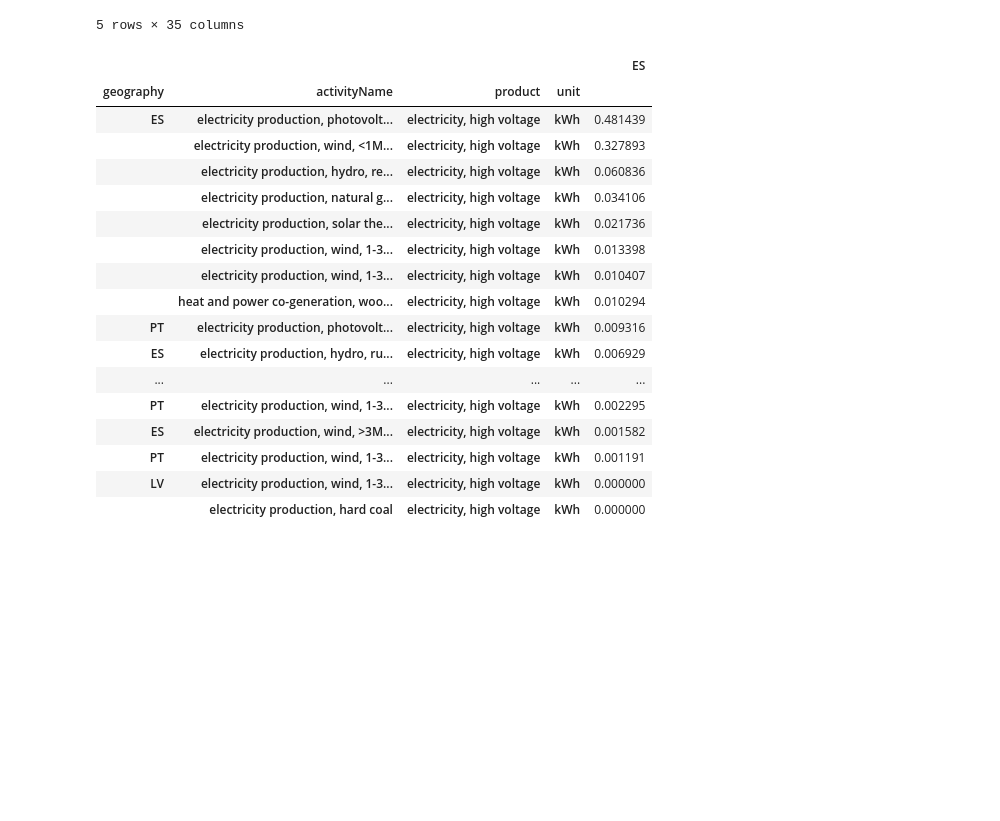
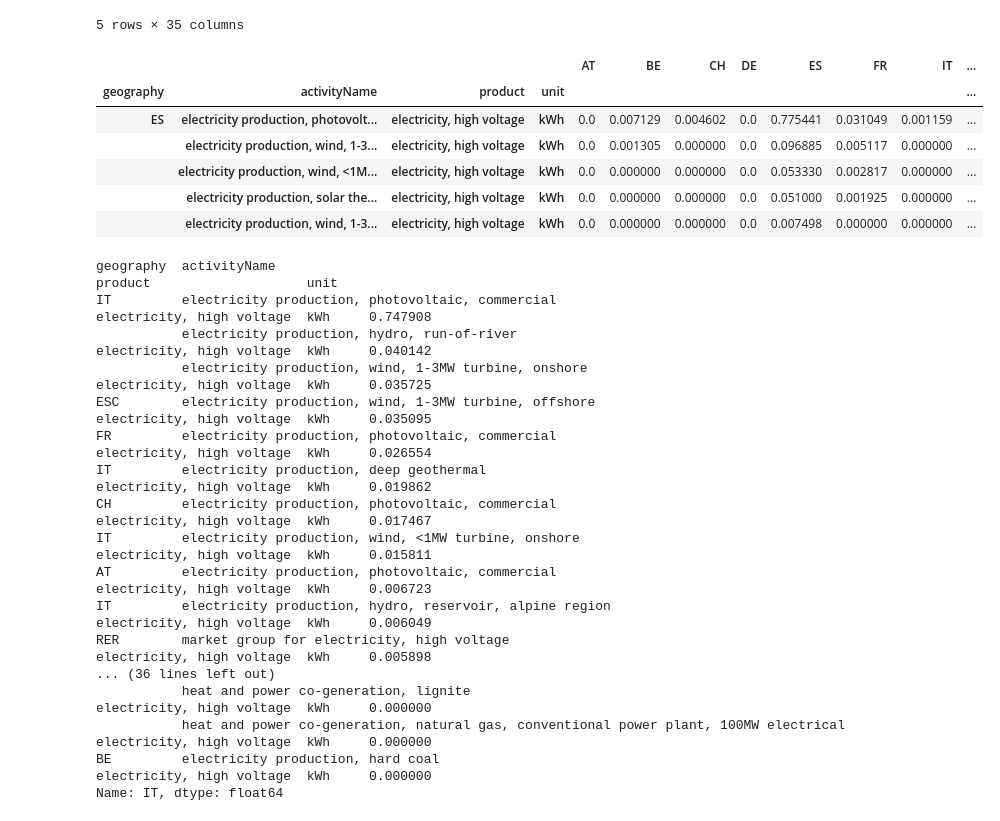
Before and after one commit to LIST-LUXEMBOURG/shrecc, a Jupyter notebook: notebooks/fiona_example.ipynb, the cells around one changed output. Cells and saved outputs as stored; diff of their text form; code cells hidden in the pictures; blank space fills up the shorter version.

```diff
--- a/notebooks/fiona_example.ipynb
+++ b/notebooks/fiona_example.ipynb
@@ -461,46 +461,56 @@ exchange_geography_map.head()
 | electricity production, at hard c... | NES | EWN | NES | EWN | ECS | NEN | ESC | ECE | DEU | ENC | ... |
 5 rows × 35 columns
 # %%
-consumer_countries = ["ES"]
+consumer_countries = ["ES", "FR", "DE", "IT", "PT", "BE", "NL", "LU", "AT", "CH"]
+
 premise_activity_mix_table = premise_activity_mix_to_database_table(
     premise_activity_mix_xr,
     exchange_geography_map,
     countries=consumer_countries,
     general_range=[
-        f"{year}-01-01 00:00:00",
-        f"{year}-01-31 23:00:00",
+        f"{year}-06-01 00:00:00",
+        f"{year}-06-30 23:00:00",
     ],
     refined_range=[10, 14],
     freq="h",
 )
 premise_activity_mix_filt_cutoff = apply_cutoff(
     premise_activity_mix_table,
     cutoff=1e-3,
     include_cutoff=True,
 )
 
 premise_activity_mix_filt_cutoff.sort_values(
     consumer_countries[0], ascending=False
-).head(20)
+).head()
 # %% [output]
-|  |  |  |  | ES |
-| geography | activityName | product | unit |  |
-| ES | electricity production, photovolt... | electricity, high voltage | kWh | 0.481439 |
-|  | electricity production, wind, <1M... | electricity, high voltage | kWh | 0.327893 |
-|  | electricity production, hydro, re... | electricity, high voltage | kWh | 0.060836 |
-|  | electricity production, natural g... | electricity, high voltage | kWh | 0.034106 |
-|  | electricity production, solar the... | electricity, high voltage | kWh | 0.021736 |
-|  | electricity production, wind, 1-3... | electricity, high voltage | kWh | 0.013398 |
-|  | electricity production, wind, 1-3... | electricity, high voltage | kWh | 0.010407 |
-|  | heat and power co-generation, woo... | electricity, high voltage | kWh | 0.010294 |
-| PT | electricity production, photovolt... | electricity, high voltage | kWh | 0.009316 |
-| ES | electricity production, hydro, ru... | electricity, high voltage | kWh | 0.006929 |
-| ... | ... | ... | ... | ... |
-| PT | electricity production, wind, 1-3... | electricity, high voltage | kWh | 0.002295 |
-| ES | electricity production, wind, >3M... | electricity, high voltage | kWh | 0.001582 |
-| PT | electricity production, wind, 1-3... | electricity, high voltage | kWh | 0.001191 |
-| LV | electricity production, wind, 1-3... | electricity, high voltage | kWh | 0.000000 |
-|  | electricity production, hard coal | electricity, high voltage | kWh | 0.000000 |
+|  |  |  |  | AT | BE | CH | DE | ES | FR | IT | ... |
+| geography | activityName | product | unit |  |  |  |  |  |  |  | ... |
+| ES | electricity production, photovolt... | electricity, high voltage | kWh | 0.0 | 0.007129 | 0.004602 | 0.0 | 0.775441 | 0.031049 | 0.001159 | ... |
+|  | electricity production, wind, 1-3... | electricity, high voltage | kWh | 0.0 | 0.001305 | 0.000000 | 0.0 | 0.096885 | 0.005117 | 0.000000 | ... |
+|  | electricity production, wind, <1M... | electricity, high voltage | kWh | 0.0 | 0.000000 | 0.000000 | 0.0 | 0.053330 | 0.002817 | 0.000000 | ... |
+|  | electricity production, solar the... | electricity, high voltage | kWh | 0.0 | 0.000000 | 0.000000 | 0.0 | 0.051000 | 0.001925 | 0.000000 | ... |
+|  | electricity production, wind, 1-3... | electricity, high voltage | kWh | 0.0 | 0.000000 | 0.000000 | 0.0 | 0.007498 | 0.000000 | 0.000000 | ... |
+# %%
+premise_activity_mix_table["IT"].nlargest(50)
+# %% [output]
+geography  activityName                                                                                          product                    unit
+IT         electricity production, photovoltaic, commercial                                                      electricity, high voltage  kWh     0.747908
+           electricity production, hydro, run-of-river                                                           electricity, high voltage  kWh     0.040142
+           electricity production, wind, 1-3MW turbine, onshore                                                  electricity, high voltage  kWh     0.035725
+ESC        electricity production, wind, 1-3MW turbine, offshore                                                 electricity, high voltage  kWh     0.035095
+FR         electricity production, photovoltaic, commercial                                                      electricity, high voltage  kWh     0.026554
+IT         electricity production, deep geothermal                                                               electricity, high voltage  kWh     0.019862
+CH         electricity production, photovoltaic, commercial                                                      electricity, high voltage  kWh     0.017467
+IT         electricity production, wind, <1MW turbine, onshore                                                   electricity, high voltage  kWh     0.015811
+AT         electricity production, photovoltaic, commercial                                                      electricity, high voltage  kWh     0.006723
+IT         electricity production, hydro, reservoir, alpine region                                               electricity, high voltage  kWh     0.006049
+RER        market group for electricity, high voltage                                                            electricity, high voltage  kWh     0.005898
+... (36 lines left out)
+           heat and power co-generation, lignite                                                                 electricity, high voltage  kWh     0.000000
+           heat and power co-generation, natural gas, conventional power plant, 100MW electrical                 electricity, high voltage  kWh     0.000000
+BE         electricity production, hard coal                                                                     electricity, high voltage  kWh     0.000000
+Name: IT, dtype: float64
 # %%
 premise_activity_mix_filt_cutoff.sum()
 # %% [output]
```
Also changed, not shown: parts of 14 cells of this notebook, 2 other files.
